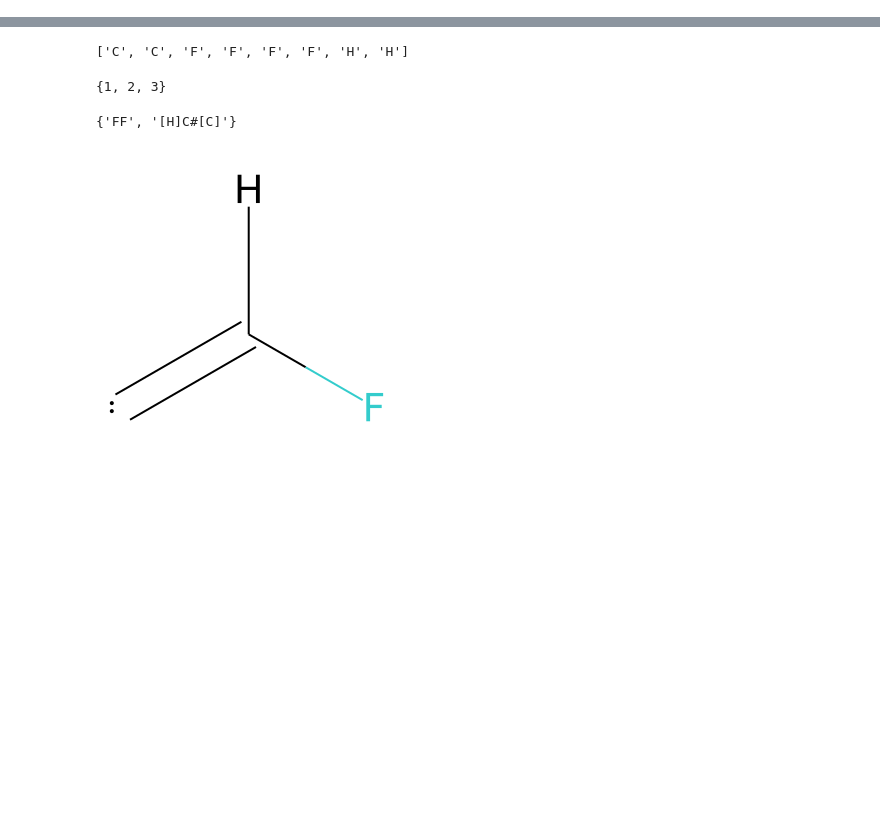
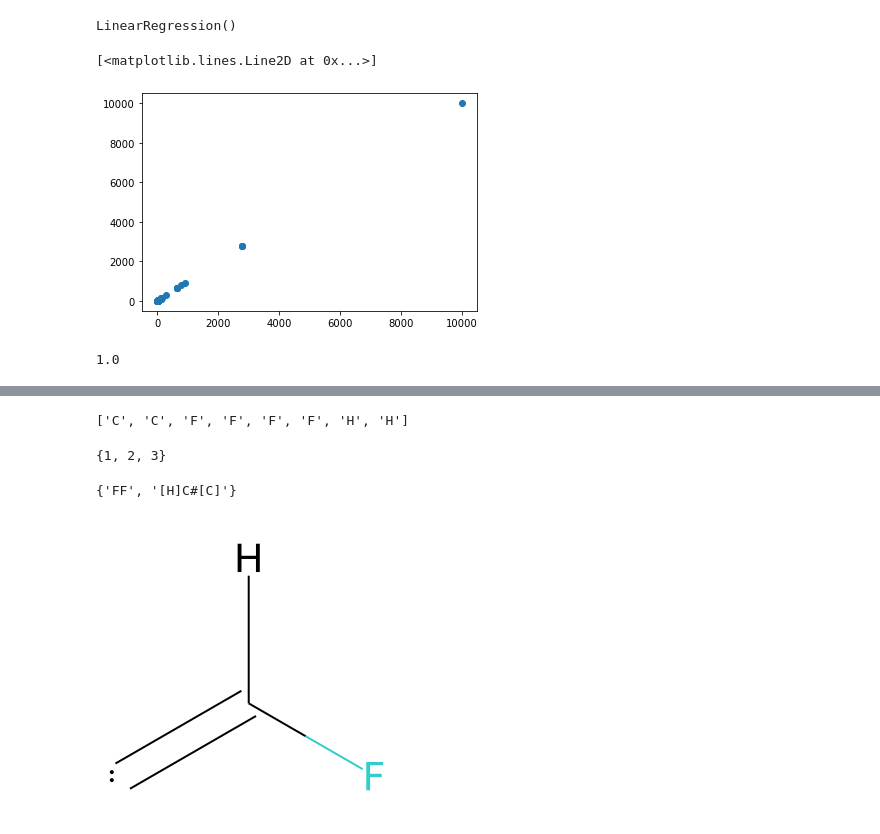
Before and after one commit to SolKul/MassMI, a Jupyter notebook: 03FragmentsByMass.ipynb, the cells around one changed output, grey strips where cells are left out. Drawn from its saved outputs; the diff is of its cells as text; code cells hidden in the pictures; blank space fills up the shorter version.

```diff
--- a/03FragmentsByMass.ipynb
+++ b/03FragmentsByMass.ipynb
@@ -49,0 +189,15 @@ CP_t.GenProComb()
+# %%
+other_desc_df=pd.DataFrame(desc_data)
+other_desc_df=other_desc_df.dropna(how="any",axis=1)
+
+eff_desc_list=[]
+other_rename_dict={}
+for desc in other_desc_df:
+    if other_desc_df[desc].std() >0:
+        eff_desc_list.append(desc)
+        other_rename_dict[desc]="other_frag_"+desc
+
+other_desc_df=other_desc_df[eff_desc_list]
+other_desc_df=other_desc_df.rename(columns=other_rename_dict)
+# %%
+whole_data=pd.concat([df,cand_desc_df,other_desc_df],axis=1)
@@ -49,0 +209,19 @@ CP_t.GenProComb()
+# %%
+X=whole_data[list(cand_rename_dict.values())+list(other_rename_dict.values())].values
+Y=whole_data["intensity"].values
+# %%
+from sklearn.linear_model import LinearRegression
+lr = LinearRegression()
+lr.fit(X,Y)
+# %% [output]
+LinearRegression()
+# %%
+est_intensity=np.maximum(lr.predict(X),0)
+plt.plot(Y,est_intensity,'o')
+# %% [output]
+[<matplotlib.lines.Line2D at 0x...>]
+[figure, added]
+# %%
+desc_to_func["FractionCSP3"](sp3_mol)
+# %% [output]
+1.0
```
Also changed, not shown: parts of 39 cells of this notebook.
